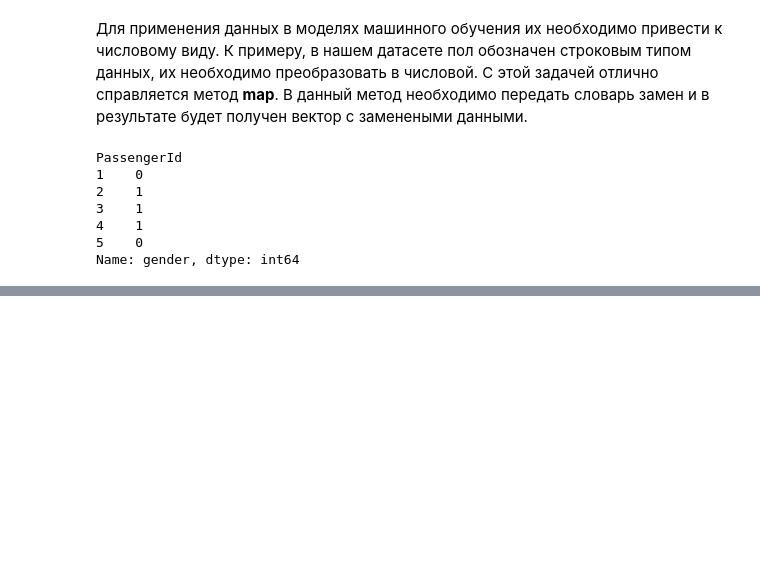
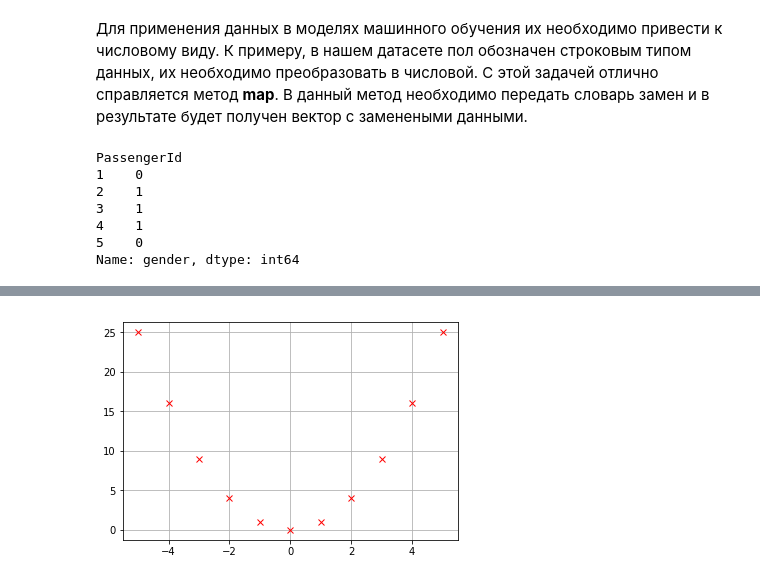
Before and after one commit to Nellrun/SOZLabs, a Jupyter notebook: Лаб 1. Анализ данных.ipynb, the cells around one changed output, grey strips where cells are left out. Cells and saved outputs as stored; diff of their text form; code cells hidden in the pictures; blank space fills up the shorter version.

```diff
--- a/Лаб 1. Анализ данных.ipynb
+++ b/Лаб 1. Анализ данных.ipynb
@@ -217,0 +318,7 @@ Name: gender, dtype: int64
+# %%
+# Если хотим на графике отметить только точки, то можно 3-м параметром в функции plot передать вид точек
+# для изменения цвета в параметр точек так же передается символ цвета, r - red, b - blue и тд
+plt.plot(X, Y, "rx")
+plt.grid(True)
+# %% [output]
+[figure, added]
```
Also changed, not shown: parts of 36 cells of this notebook.
